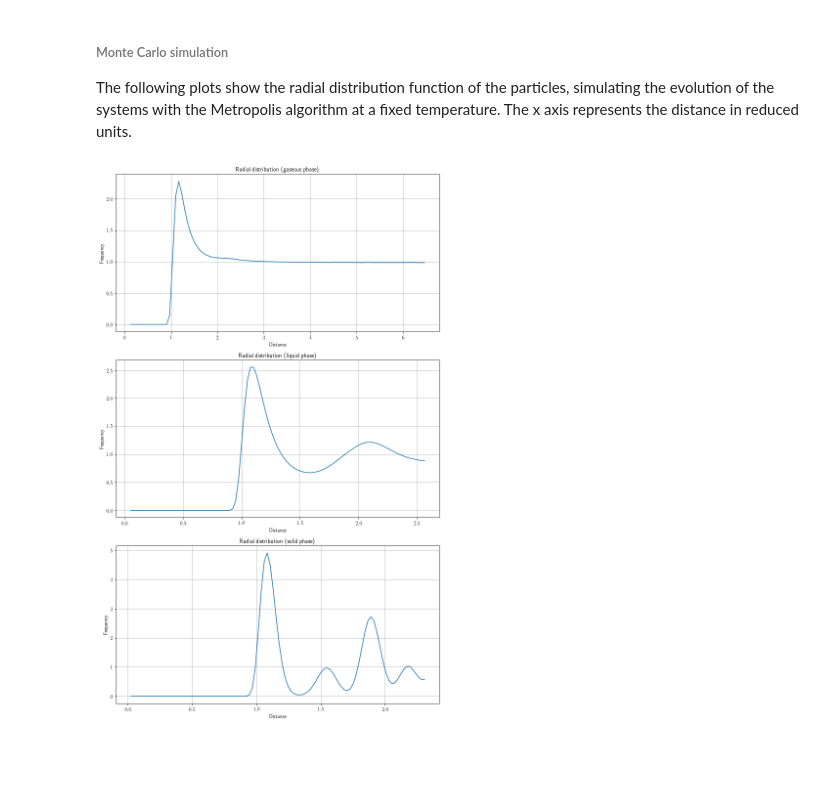
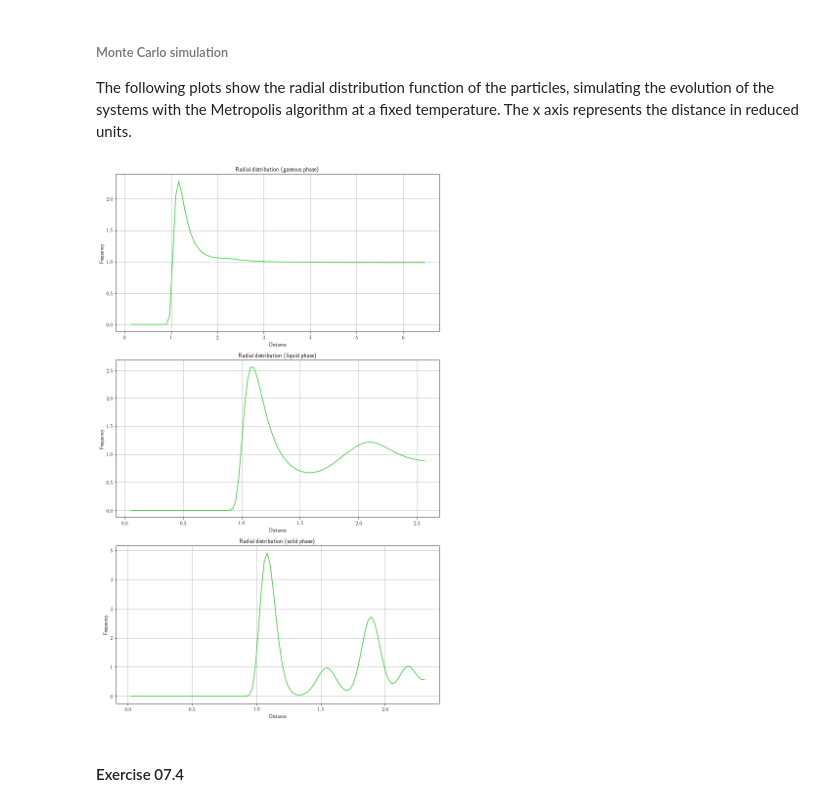
Before and after one commit to phaerrax/lab-simulazione-numerica, a Jupyter notebook: exercise07/exercise07.ipynb, the cells around one changed output. Cells and saved outputs as stored; diff of their text form; code cells hidden in the pictures; blank space fills up the shorter version.

```diff
--- a/exercise07/exercise07.ipynb
+++ b/exercise07/exercise07.ipynb
@@ -192,17 +192,19 @@ The x axis represents the distance in reduced units.
 # %%
 phases = ["gaseous", "liquid", "solid"]
 fig, axes = plt.subplots(nrows = 3, ncols = 1, figsize = (10, 16))
 axes = axes.flatten()
 
 for (plot_count, phase) in enumerate(phases):
     bins, rd_avg, rd_err = np.loadtxt(prefix + phase + "_output.gave.0", unpack = True, skiprows = 1)
     axes[plot_count].set_title("Radial distribution (" + phase + " phase)")
     axes[plot_count].set_xlabel('Distance')
     axes[plot_count].set_ylabel('Frequency')
-    axes[plot_count].errorbar(bins, rd_avg, yerr = rd_err)
+    axes[plot_count].errorbar(bins, rd_avg, yerr = rd_err, color = "limegreen")
     axes[plot_count].grid(True)
 
 fig.tight_layout()
 plt.show()
 # %% [output]
-[figure, old version]
+[figure, new version]
+# %% [markdown]
+#### Exercise 07.4
```
Also changed, not shown: parts of 9 cells of this notebook, 16 other files.
